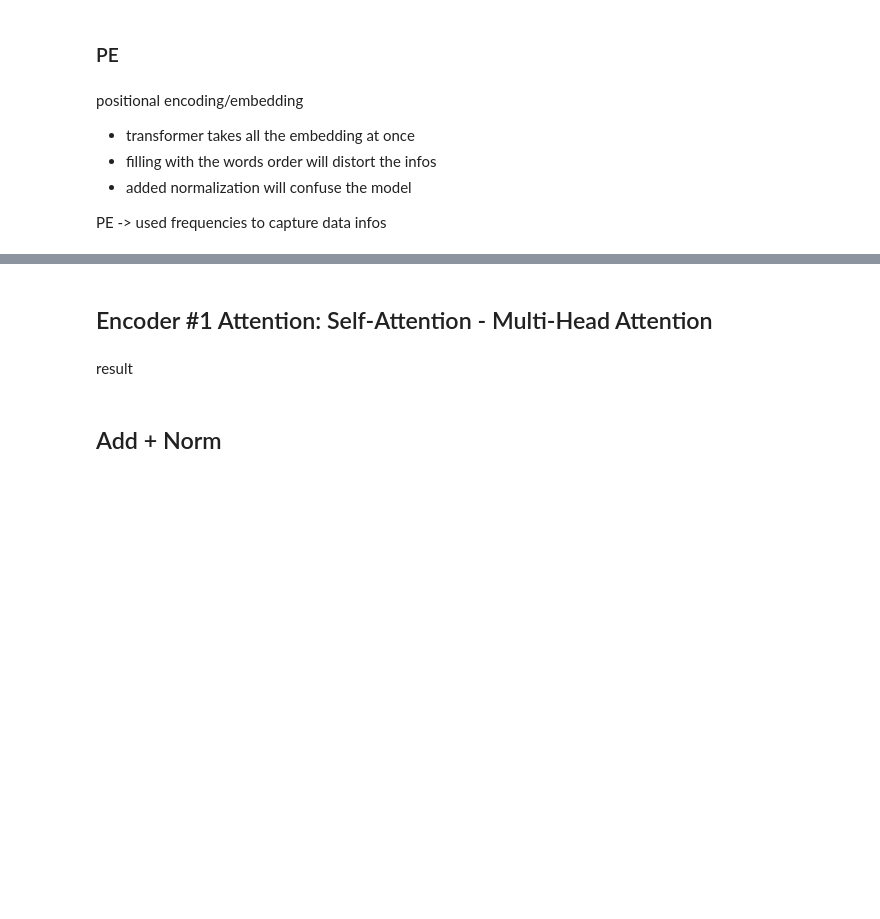
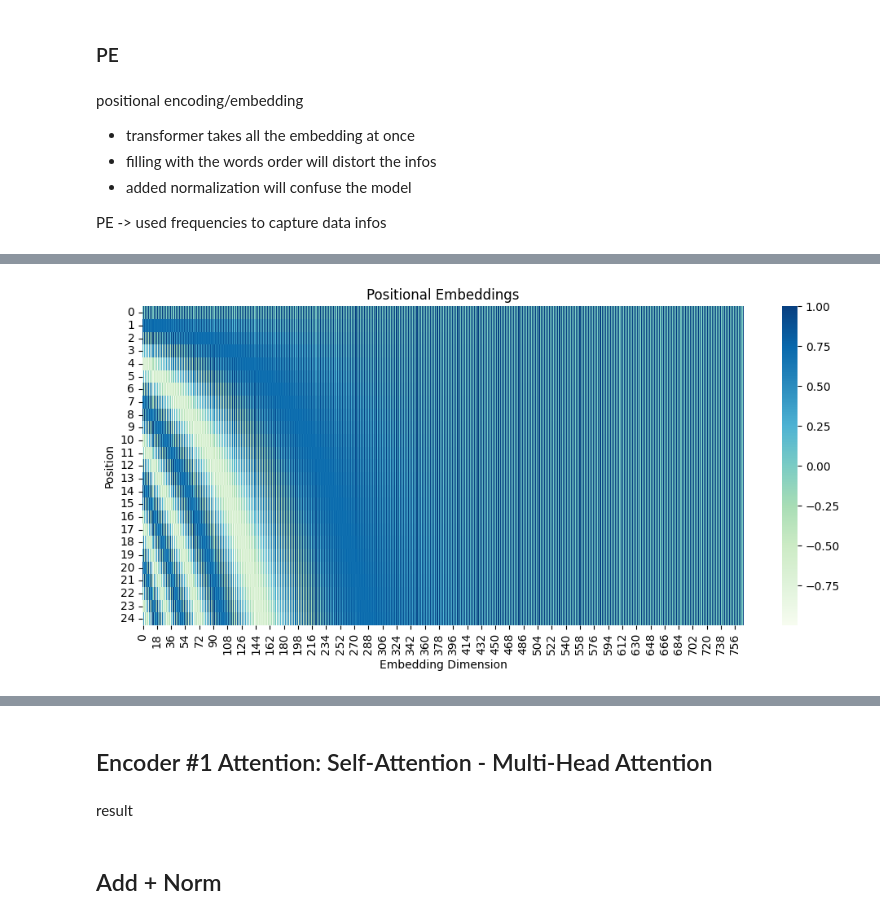
Before and after one commit to salsabillaflsft/ABSApublic, a Jupyter notebook: theinnerworkings.ipynb, the cells around one changed output, grey strips where cells are left out. Drawn from its saved outputs; the diff is of its cells as text; code cells hidden in the pictures; blank space fills up the shorter version.

Commit message:
embedding

```diff
--- a/theinnerworkings.ipynb
+++ b/theinnerworkings.ipynb
@@ -510,0 +471,84 @@ show_example(example_positional)
+# %%
+class BertEmbeddings(torch.nn.Module):
+    """Construct the embeddings from word, position and token_type embeddings."""
+
+    def __init__(self, config):
+        super().__init__()
+        self.word_embeddings = torch.nn.Embedding(config.vocab_size, config.hidden_size, padding_idx=config.pad_token_id)
+        self.position_embeddings = torch.nn.Embedding(config.max_position_embeddings, config.hidden_size)
+        self.token_type_embeddings = torch.nn.Embedding(config.type_vocab_size, config.hidden_size)
+
+        # self.LayerNorm is not snake-cased to stick with TensorFlow model variable name and be able to load any TensorFlow checkpoint file
+        self.LayerNorm = torch.nn.LayerNorm(config.hidden_size, eps=config.layer_norm_eps)
+        self.dropout = torch.nn.Dropout(config.hidden_dropout_prob)
+
+        # position_ids (1, len position emb) is contiguous in memory and exported when serialized
+        self.register_buffer("position_ids", torch.arange(config.max_position_embeddings).expand((1, -1)))
+        self.position_embedding_type = getattr(config, "position_embedding_type", "absolute")
+
+    def forward(
+        self, input_ids=None, token_type_ids=None, position_ids=None, inputs_embeds=None, past_key_values_length=0
+    ):
+        if input_ids is not None:
+            input_shape = input_ids.size()
+        else:
+            input_shape = inputs_embeds.size()[:-1]
+
+        seq_length = input_shape[1]
+
+        if position_ids is None:
+            position_ids = self.position_ids[:, past_key_values_length : seq_length + past_key_values_length]
+
+        print('Created Tokens Positions IDs:\n', position_ids)
+
+        if token_type_ids is None:
+            token_type_ids = torch.zeros(input_shape, dtype=torch.long, device=self.position_ids.device)
+
+        if inputs_embeds is None:
+            inputs_embeds = self.word_embeddings(input_ids)
+        token_type_embeddings = self.token_type_embeddings(token_type_ids)
+
+        # Inputs IDS
+        print('\nTokens IDs shape:\n', input_ids.shape)
+        print('\nTokens IDs:\n', input_ids)
+        # Segment Embedding
+        print('\nTokens Type IDs shape:\n', token_type_ids.shape)
+        print('\nTokens Type IDs / Segments:\n', token_type_ids)
+        # Token Embedding
+        print('\nWord Embeddings shape:\n', inputs_embeds.shape)
+        print('\nWord Embeddings #1:\n', inputs_embeds)
+
+
+        embeddings = inputs_embeds + token_type_embeddings
+        if self.position_embedding_type == "absolute":
+            position_embeddings = self.position_embeddings(position_ids)
+
+            # Position Embedding
+            print('\nPosition Embeddings:\n', position_embeddings.shape)
+            print('\nPosition Embeddings:\n', position_embeddings)
+            embeddings += position_embeddings
+            pos_visualize(position_embeddings)
+
+        print('\nToken Types Embeddings:\n', token_type_embeddings.shape)
+        print('\nToken Types Embeddings:\n', token_type_embeddings)
+
+        print('\nSum Up All Embeddings:\n', embeddings.shape)
+        print('\nResult:\n', embeddings)
+
+        embeddings = self.LayerNorm(embeddings)
+
+        print('\nEmbeddings Layer Normalization:\n', embeddings.shape)
+
+        embeddings = self.dropout(embeddings)
+
+        print('\nEmbeddings Dropout Layer:\n', embeddings.shape)
+
+        return embeddings
+
+
+# Create Bert embedding layer.
+bert_embeddings_block = BertEmbeddings(config)
+
+# Perform a forward pass.
+embedding_output = bert_embeddings_block.forward(input_ids=input_sequences['input_ids'], token_type_ids=input_sequences['token_type_ids'])
+# %% [output]
@@ -510,0 +572 @@ show_example(example_positional)
+[figure, added]
```
Also changed, not shown: parts of 15 cells of this notebook.
